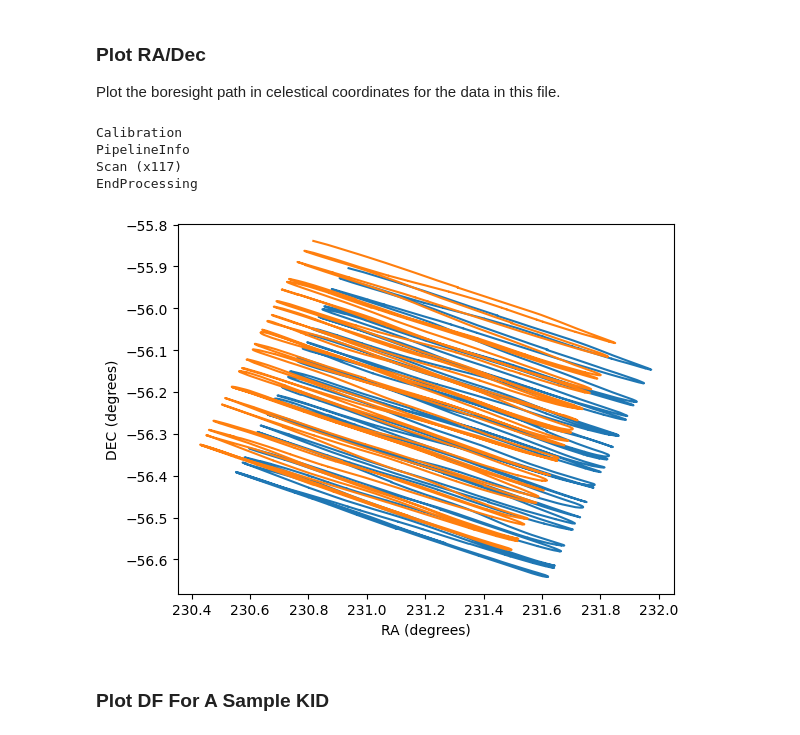
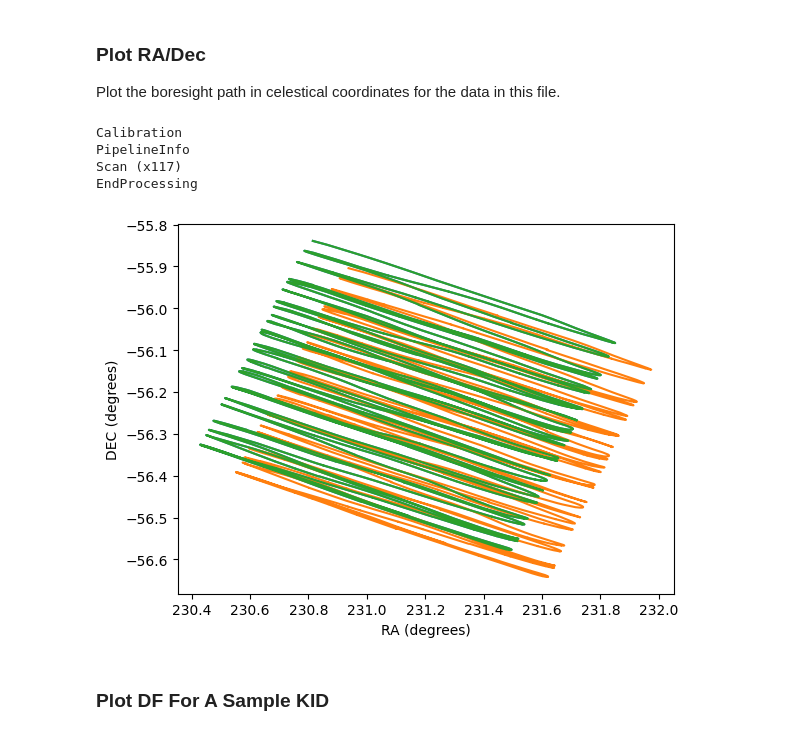
Before and after one commit to jonahjlee/blasttng-to-g3, a Jupyter notebook: notebooks/inspect_files.ipynb, the cells around one changed output. Drawn from its saved outputs; the diff is of its cells as text; code cells hidden in the pictures.

```diff
--- a/notebooks/inspect_files.ipynb
+++ b/notebooks/inspect_files.ipynb
@@ -137,17 +149,53 @@ plt.show()
 Plot the boresight path in celestical coordinates for the data in this file.
 # %%
 pipe = core.G3Pipeline()
+pipe.Add(core.G3Reader, filename=str(filename))
 
-pipe.Add(core.G3Reader, filename=filename)
+pipe.Add(ut.add_radec_astropy, ra="ra_ast", dec="dec_ast", use_middle_loc=True)
+pipe.Add(ut.add_radec_spt3g, ra="ra_spt", dec="dec_spt", use_middle_loc=True)
 pipe.Add(ut.add_radec_so3g, ra="ra_so", dec="dec_so")
-pipe.Add(ut.add_radec_astropy, ra="ra_ast", dec="dec_ast")
+
+pipe.Add(ut.PlotRaDec, ra_key="ra_ast", dec_key="dec_ast")
 pipe.Add(ut.PlotRaDec, ra_key="ra_so", dec_key="dec_so")
-pipe.Add(ut.PlotRaDec, ra_key="ra_ast", dec_key="dec_ast")
+pipe.Add(ut.PlotRaDec, ra_key="ra_spt", dec_key="dec_spt")
+
 pipe.Add(ut.FrameCounter)
 pipe.Run(profile=True)
+
+"""
+USE MIDDLE LOC = FALSE
+
+Pipeline profiling results:
+spt3g.core.G3Reader: 0.080004 user, 0.062574 system, 120 frames (0.001188 s per input frame)
+_pipelineinfo: 0.000000 user, 0.000000 system, 120 frames (0.000000 s per input frame)
+g3_utils.coords.add_radec_astropy: 41.395502 user, 0.032579 system, 120 frames (0.345234 s per input frame)
+g3_utils.coords.add_radec_so3g: 0.077367 user, 0.000109 system, 120 frames (0.000646 s per input frame)
+g3_utils.coords.add_radec_spt3g: 21.313328 user, 0.000015 system, 120 frames (0.177611 s per input frame)
+g3_utils.tools.PlotRaDec: 0.008759 user, 0.000000 system, 120 frames (0.000073 s per input frame)
+g3_utils.tools.PlotRaDec: 0.011984 user, 0.000000 system, 120 frames (0.000100 s per input frame)
+g3_utils.tools.PlotRaDec: 0.004014 user, 0.003986 system, 120 frames (0.000067 s per input frame)
+g3_utils.tools.FrameCounter: 0.016010 user, 0.000000 system, 120 frames (0.000133 s per input frame)
+Total: 62.906968 user, 0.099263 system
+Peak memory consumption (294.0 MB) in module g3_utils.coords.add_radec_astropy
+
+USE MIDDLE LOC = TRUE
+
+Pipeline profiling results:
+spt3g.core.G3Reader: 0.100845 user, 0.043896 system, 120 frames (0.001206 s per input frame)
+_pipelineinfo: 0.008004 user, 0.000000 system, 120 frames (0.000067 s per input frame)
+g3_utils.coords.add_radec_astropy: 40.954447 user, 0.057017 system, 120 frames (0.341762 s per input frame)
+g3_utils.coords.add_radec_spt3g: 21.197848 user, 0.004446 system, 120 frames (0.176686 s per input frame)
+g3_utils.coords.add_radec_so3g: 0.090917 user, 0.000224 system, 120 frames (0.000760 s per input frame)
+g3_utils.tools.PlotRaDec: 0.008123 user, 0.000001 system, 120 frames (0.000068 s per input frame)
+g3_utils.tools.PlotRaDec: 0.015991 user, 0.000000 system, 120 frames (0.000133 s per input frame)
+g3_utils.tools.PlotRaDec: 0.012004 user, 0.000000 system, 120 frames (0.000100 s per input frame)
+g3_utils.tools.FrameCounter: 0.008005 user, 0.004000 system, 120 frames (0.000100 s per input frame)
+Total: 62.396184 user, 0.109584 system
+Peak memory consumption (294.2 MB) in module g3_utils.coords.add_radec_astropy
+""";
 # %% [output]
 Calibration
 PipelineInfo
 Scan (x117)
 EndProcessing
-[figure, old version]
+[figure, new version]
```
Also changed, not shown: parts of 8 cells of this notebook, 3 other files.
